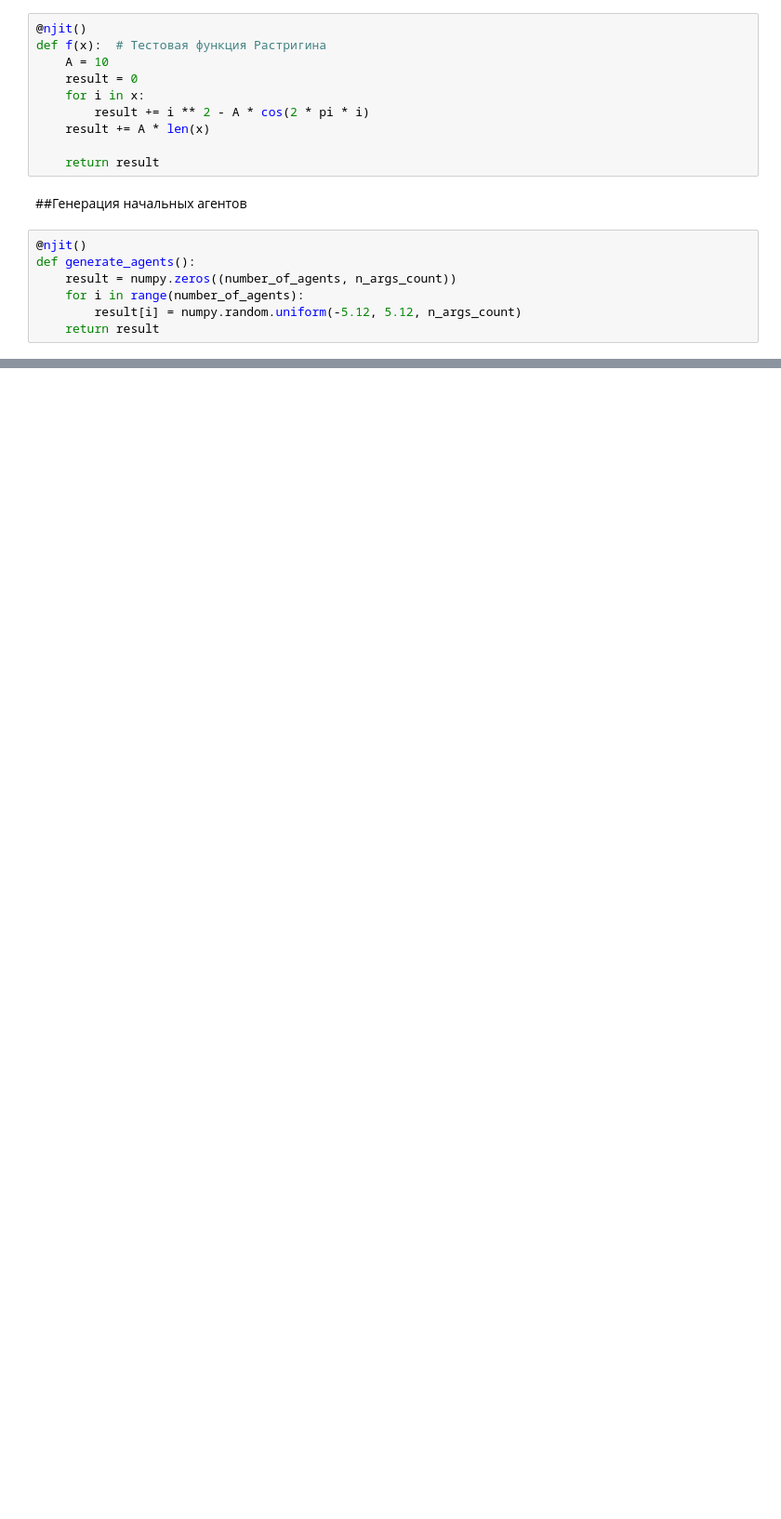
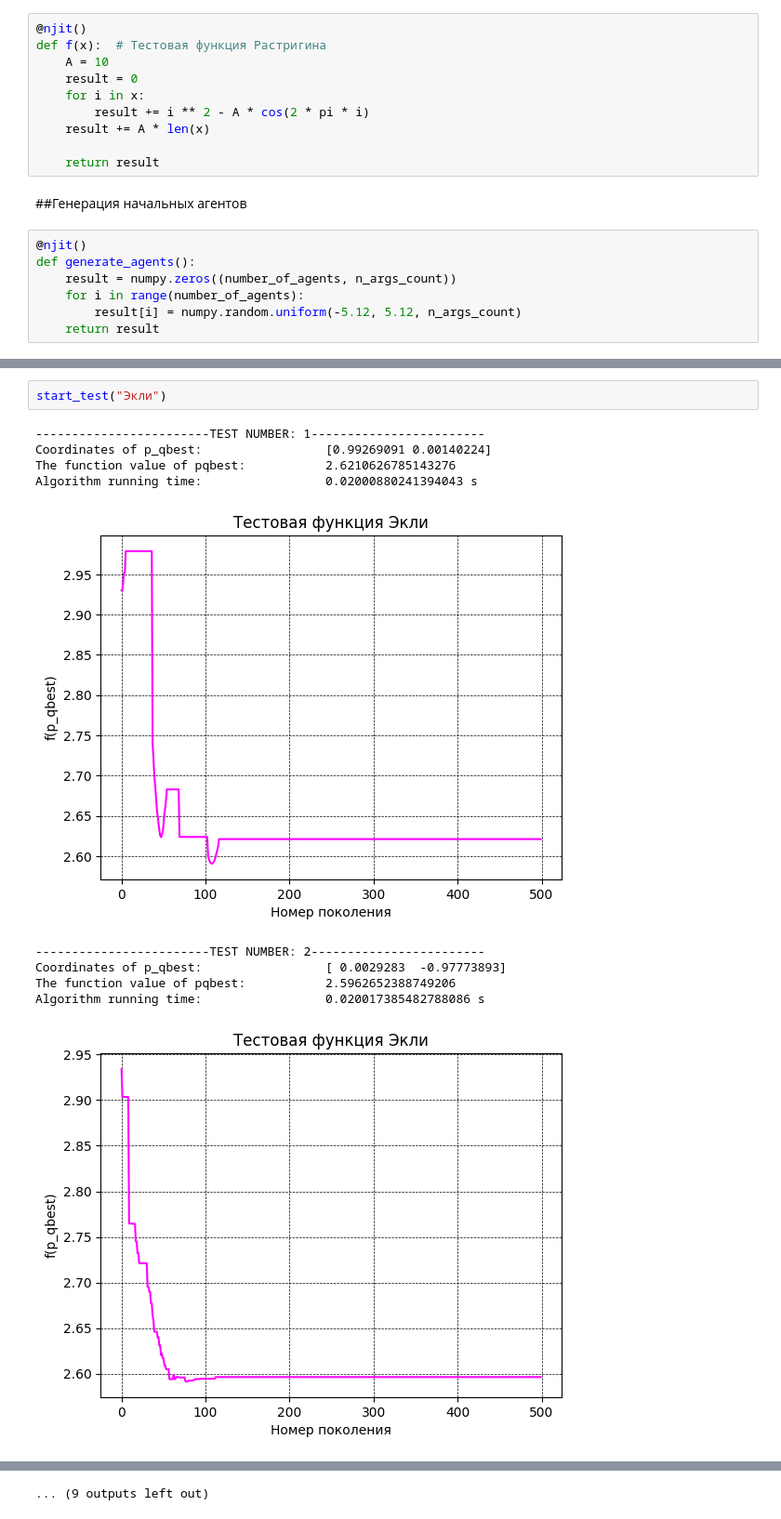
Before and after one commit to ermii42/ETFSS, a Jupyter notebook: Jupiter/main_project.ipynb, the cells around one changed output, grey strips where cells are left out. Shown at 93% size. Cells and saved outputs as stored; diff of their text form; blank space fills up the shorter version.

```diff
--- a/Jupiter/main_project.ipynb
+++ b/Jupiter/main_project.ipynb
@@ -215,0 +241,13 @@ Algorithm running time:                 0.020987272262573242 s
+# %%
+start_test("Экли")
+# %% [output]
+------------------------TEST NUMBER: 1------------------------
+Coordinates of p_qbest:                 [0.99269091 0.00140224]
+The function value of pqbest:           2.6210626785143276
+Algorithm running time:                 0.02000880241394043 s
+[figure, added]
+------------------------TEST NUMBER: 2------------------------
+Coordinates of p_qbest:                 [ 0.0029283  -0.97773893]
+The function value of pqbest:           2.5962652388749206
+Algorithm running time:                 0.020017385482788086 s
+[figure, added]
@@ -215,0 +274 @@ Algorithm running time:                 0.020987272262573242 s
+... (9 outputs left out)
```
Also changed, not shown: parts of 16 cells of this notebook, 2 other files.
